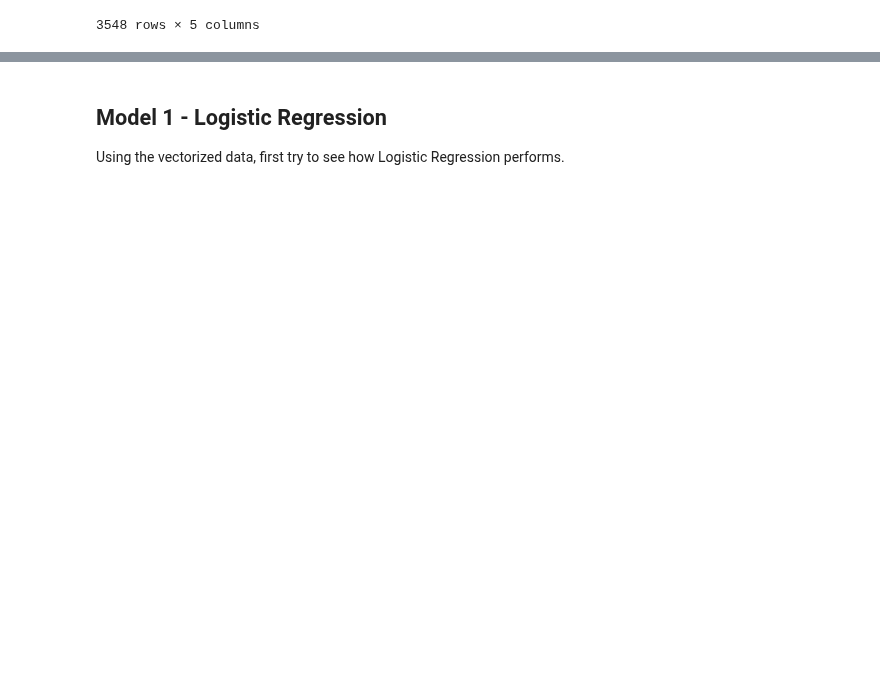
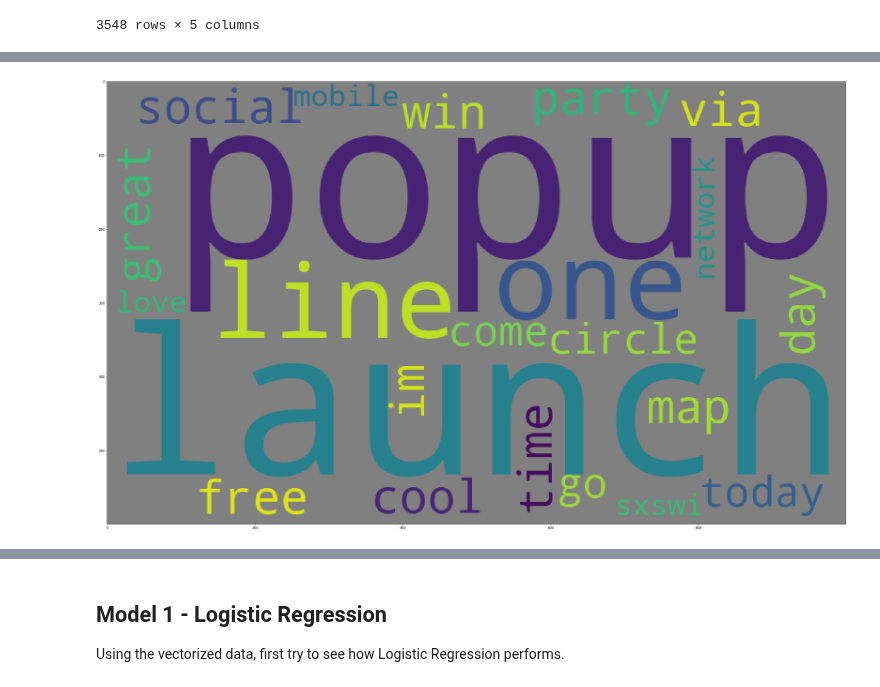
Before and after one commit to cmfritz/NLP-Twitter-Sentiment, a Jupyter notebook: nlp_notebook.ipynb, the cells around one changed output, grey strips where cells are left out. Drawn from its saved outputs; the diff is of its cells as text; code cells hidden in the pictures; blank space fills up the shorter version.

```diff
--- a/nlp_notebook.ipynb
+++ b/nlp_notebook.ipynb
@@ -52,3 +74,28 @@ def preprocess(column):
+# %%
+def word_cloud(word_list, n=20):
+    '''
+    Generate word clouds using words of a given list.
+
+    Parameters:
+    tops: list of ranked word
+
+    Returns:
+    word cloud visualization
+    '''
+    tops = ' '.join([x[0] for x in top_words(word_list, n)])
+
+    wordcloud = WordCloud(width = 1000,
+                          height = 600,
+                          random_state=1,
+                          background_color='grey',
+                          collocations=False,
+                          stopwords = STOPWORDS
+                         ).generate(tops)
+    #Set figure size
+    plt.figure(figsize=(40, 30))
+    # Display image
+    plt.imshow(wordcloud)
+    plt.show()
 # %%
 def remove_words(col, to_remove):
     '''
@@ -318,3 +372,15 @@ df.head()
 | 2 | @swonderlin Can not wait for #iPa... | iPad | positive | @swonderlin can not wait for ipad... | [can, not, wait, for, ipad, also,... | [wait, ipad, also, sale, sxsw] | [wait, ipad, also, sale, sxsw] |
 | 3 | @sxsw I hope this year's festival... | iPad or iPhone App | negative | @sxsw i hope this years festival ... | [i, hope, this, years, festival, ... | [hope, years, festival, isnt, cra... | [hope, year, festival, isnt, cras... |
 | 4 | @sxtxstate great stuff on Fri #SX... | Google | positive | @sxtxstate great stuff on fri sxs... | [great, stuff, on, fri, sxsw, mar... | [great, stuff, fri, sxsw, marissa... | [great, stuff, fri, sxsw, marissa... |
+# %%
+# make list of top words for each sentiment
+df_pos = df[df['sentiment']=='positive']['lemmed_tokens']
+df_neg = df[df['sentiment']=='negative']['lemmed_tokens']
+to_remove = ['sxsw', 'link', 'rt', 'amp', 'apple', 'google', 'iphone', 'ipad', 'android', 'store', 'app', 'new', 'austin']
+df_pos = remove_words(df_pos, to_remove)
+df_neg = remove_words(df_neg, to_remove)
+# %%
+# top words for positive tweets
+word_cloud(df_pos, 25)
+# %% [output]
+[figure, added]
```
Also changed, not shown: parts of 19 cells of this notebook, 9 other files.
